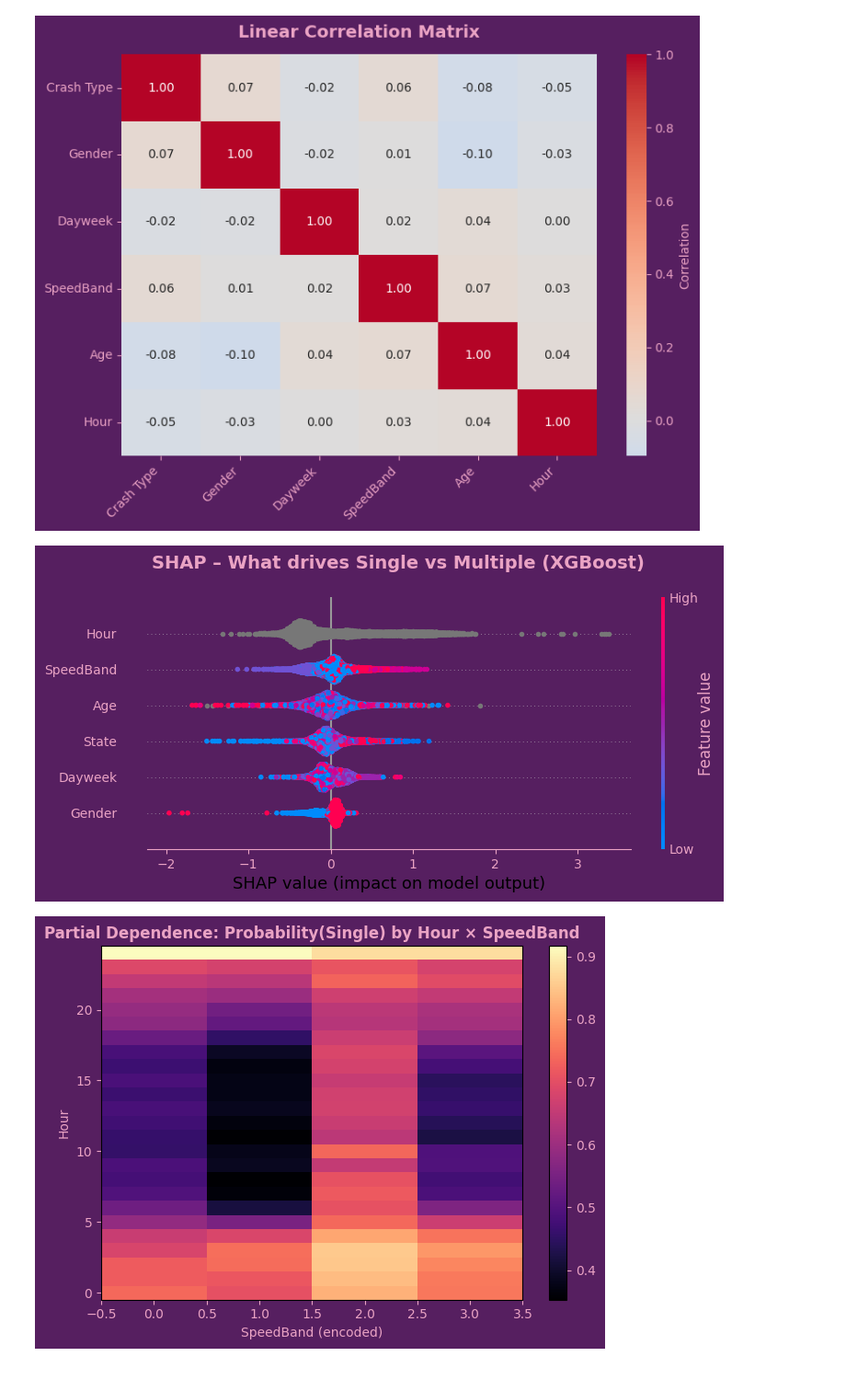
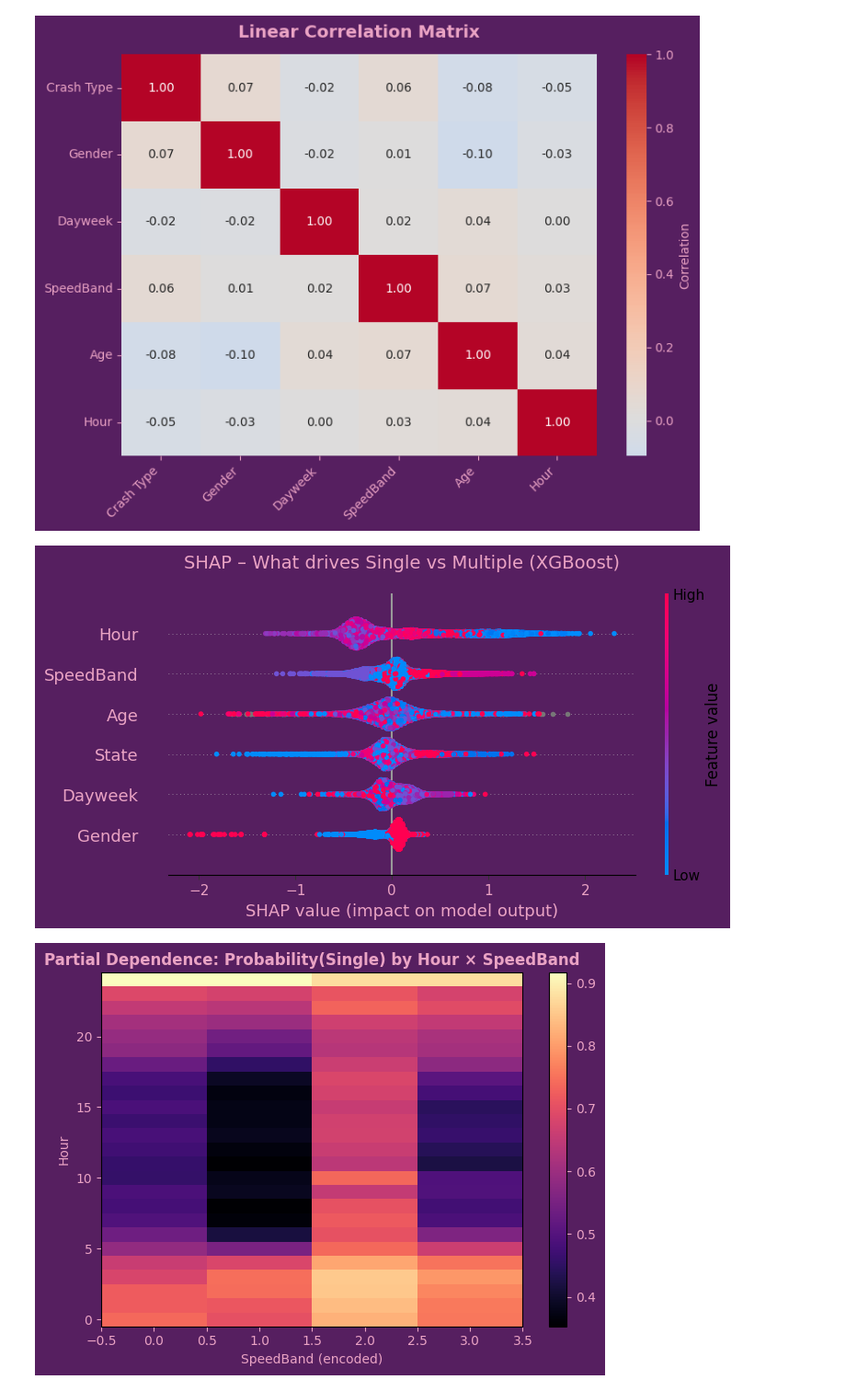
Before and after one commit to NoorullahMuhammadKhan/Noorullah-Khan-Github-Repository, a Jupyter notebook: Scyne Advisory Interview/Traffic Investigation Scyne Advisory.ipynb, the cells around one changed output. Shown at 92% size. Saved outputs shown, nothing was run; the diff lists cells and outputs as text; code cells hidden in the pictures.

Commit message:
working on presentation slides and visuals

```diff
--- a/Scyne Advisory Interview/Traffic Investigation Scyne Advisory.ipynb
+++ b/Scyne Advisory Interview/Traffic Investigation Scyne Advisory.ipynb
@@ -2077,47 +2077,38 @@ plt.show()
 X["Hour"] = pd.to_numeric(X["Hour"], errors="coerce").fillna(-1).astype(int)
 # %%
 import shap
-import numpy as np
 import matplotlib.pyplot as plt
 
-# ---- Theme
-BG   = "#561f60"   # background
-AXIS = "#eaa3c4"   # labels/ticks/title
+# ✅ Ensure Hour is a proper int and no nulls
+X["Hour"] = pd.to_numeric(X["Hour"], errors="coerce").fillna(-1).astype(int)
 
-# 1) Recompute SHAP with the modern API so color encodes feature values properly
-explainer = shap.TreeExplainer(model)             # model from your XGBoost fit
-sv = explainer(X_test)                            # <-- returns shap.Explanation
+# Recompute SHAP values
+explainer = shap.TreeExplainer(model)
+shap_values = explainer.shap_values(X)
 
-# 2) Beeswarm (max 10 features shown). show=False so we can theme after.
-plt.figure(figsize=(10,4.6))
-shap.plots.beeswarm(sv, max_display=10, show=False)
+# Plot beeswarm with your theme
+plt.figure(figsize=(10,5))
+shap.summary_plot(
+    shap_values, X,
+    plot_type="dot",
+    color_bar=True,
+    show=False
+)
 
-# 3) Apply your theme
-fig = plt.gcf()
-fig.patch.set_facecolor(BG)
-for ax in fig.axes:
-    ax.set_facecolor(BG)
-    ax.tick_params(colors=AXIS, labelsize=10)
-    for spine in ax.spines.values():
-        spine.set_color(AXIS)
-# Title + colorbar styling
-plt.suptitle("SHAP – What drives Single vs Multiple (XGBoost)", color=AXIS, fontsize=14, fontweight="bold", y=0.98)
-# SHAP puts a colorbar on the last axis; recolor its ticks/label
-cbar = None
-for ax in fig.axes:
-    if hasattr(ax, 'colorbar') and ax.colorbar:   # older SHAP
-        cbar = ax.colorbar
-if cbar is None and len(fig.axes) > 1 and hasattr(fig.axes[-1], 'get_ybound'):
-    # Usually the last axis is colorbar in new SHAP
-    cax = fig.axes[-1]
-    cax.tick_params(colors=AXIS)
-    if cax.yaxis.label is not None:
-        cax.yaxis.label.set_color(AXIS)
+# Match purple theme
+plt.gcf().set_facecolor("#561f60")   # background purple
+plt.gca().set_facecolor("#561f60")   # plot area purple
+plt.title("SHAP – What drives Single vs Multiple (XGBoost)", color="#eaa3c4", fontsize=14, pad=20)
 
-plt.tight_layout()
+# Fix text colors for readability
+plt.xlabel("SHAP value (impact on model output)", color="#eaa3c4")
+plt.ylabel("", color="#eaa3c4")
+plt.xticks(color="#eaa3c4")
+plt.yticks(color="#eaa3c4")
+
 plt.show()
 # %% [output]
-[figure, old version]
+[figure, new version]
 # %%
 import pandas as pd
 import numpy as np
```
Also changed, not shown: parts of 4 cells of this notebook, 1 other file.
